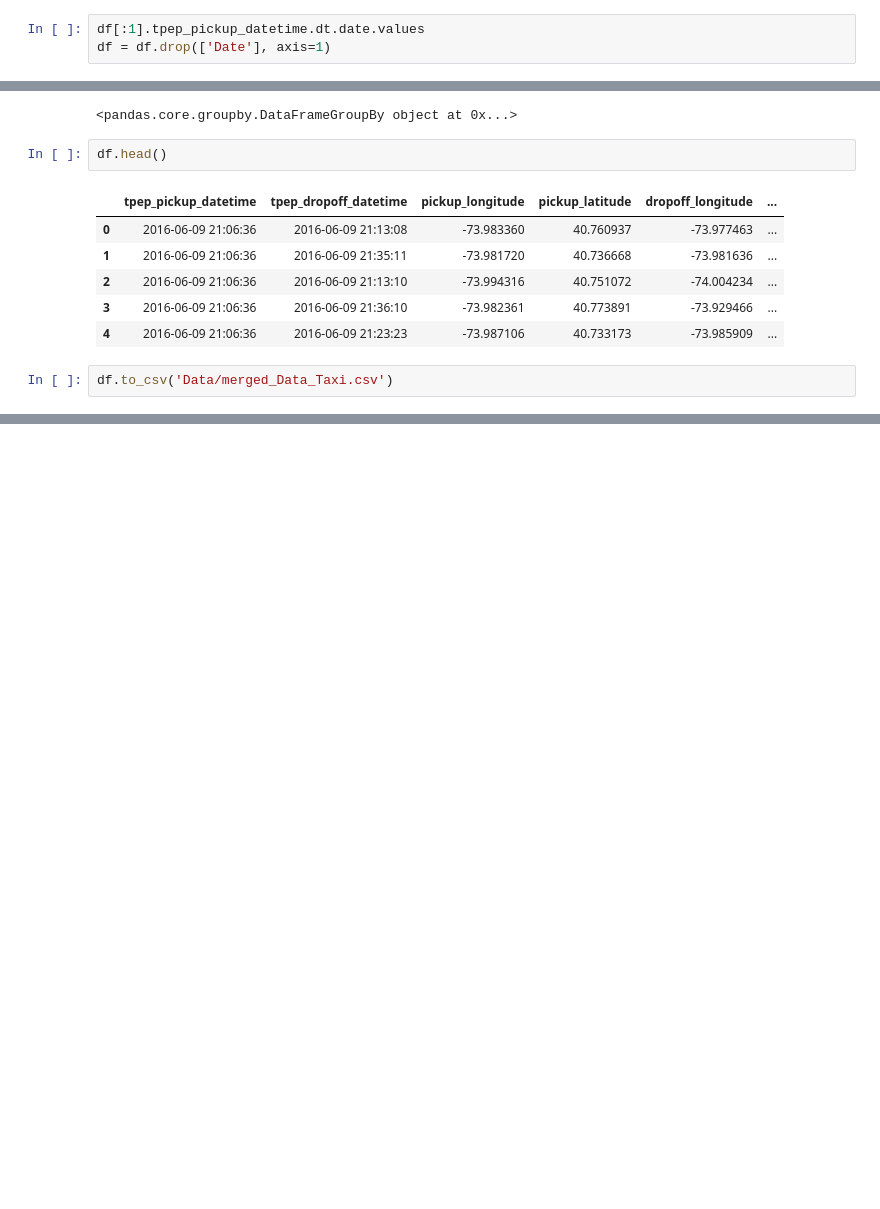
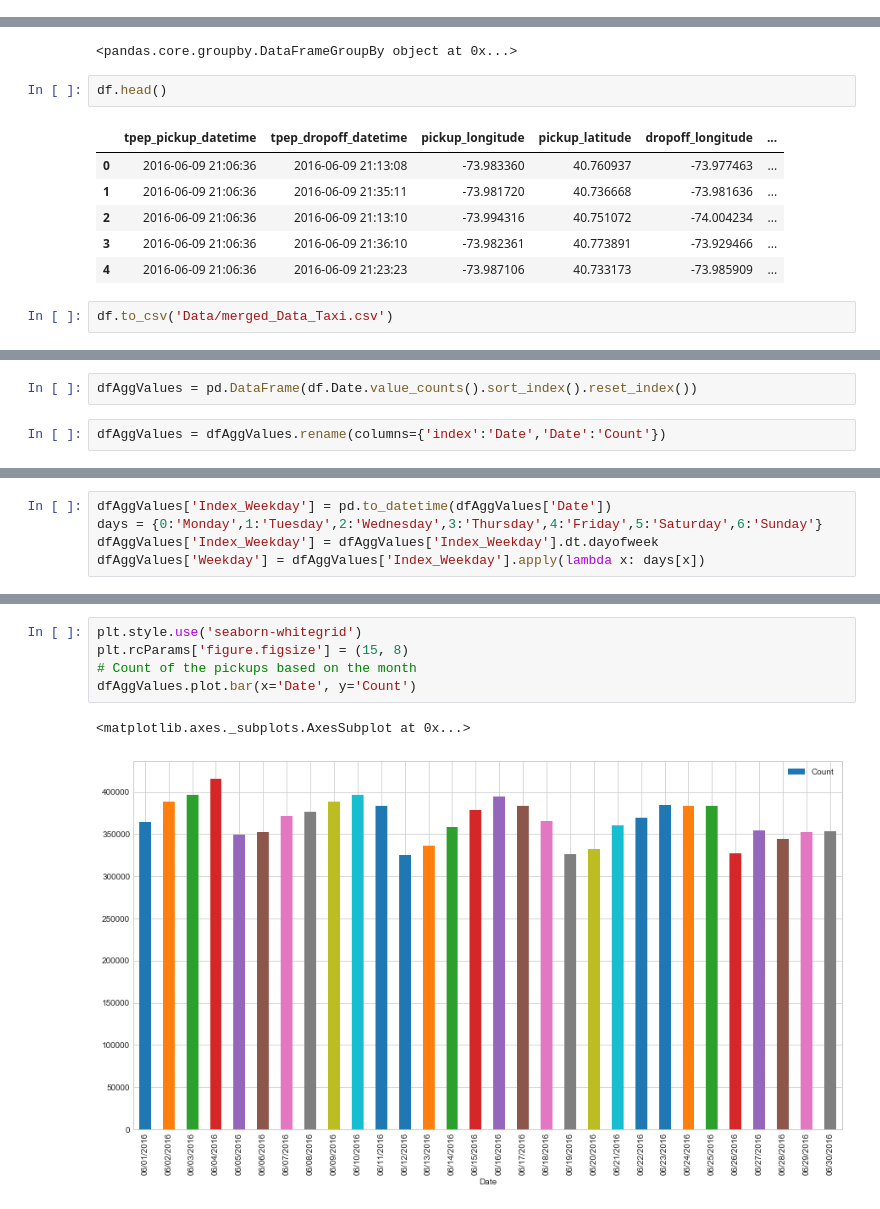
Before and after one commit to rupeshbasnet/big-data, a Jupyter notebook: Cleaning Taxi Data.ipynb, the cells around one changed output, grey strips where cells are left out. Drawn from its saved outputs; the diff is of its cells as text; blank space fills up the shorter version.

```diff
--- a/Cleaning Taxi Data.ipynb
+++ b/Cleaning Taxi Data.ipynb
@@ -130,6 +130,3 @@ df.shape
-# %%
-df[:1].tpep_pickup_datetime.dt.date.values
-df = df.drop(['Date'], axis=1)
 # %%
 import datetime as dt
 df['Date'] = df['tpep_pickup_datetime'].apply(lambda x: x.strftime('%m/%d/%Y'))
@@ -192,0 +226,4 @@ df.to_csv('Data/merged_Data_Taxi.csv')
+# %%
+dfAggValues = pd.DataFrame(df.Date.value_counts().sort_index().reset_index())
+# %%
+dfAggValues = dfAggValues.rename(columns={'index':'Date','Date':'Count'})
@@ -192,0 +234,5 @@ df.to_csv('Data/merged_Data_Taxi.csv')
+# %%
+dfAggValues['Index_Weekday'] = pd.to_datetime(dfAggValues['Date'])
+days = {0:'Monday',1:'Tuesday',2:'Wednesday',3:'Thursday',4:'Friday',5:'Saturday',6:'Sunday'}
+dfAggValues['Index_Weekday'] = dfAggValues['Index_Weekday'].dt.dayofweek
+dfAggValues['Weekday'] = dfAggValues['Index_Weekday'].apply(lambda x: days[x])
@@ -192,0 +259,8 @@ df.to_csv('Data/merged_Data_Taxi.csv')
+# %%
+plt.style.use('seaborn-whitegrid')
+plt.rcParams['figure.figsize'] = (15, 8)
+# Count of the pickups based on the month
+dfAggValues.plot.bar(x='Date', y='Count')
+# %% [output]
+<matplotlib.axes._subplots.AxesSubplot at 0x...>
+[figure, added]
```
Also changed, not shown: parts of 10 cells of this notebook.
